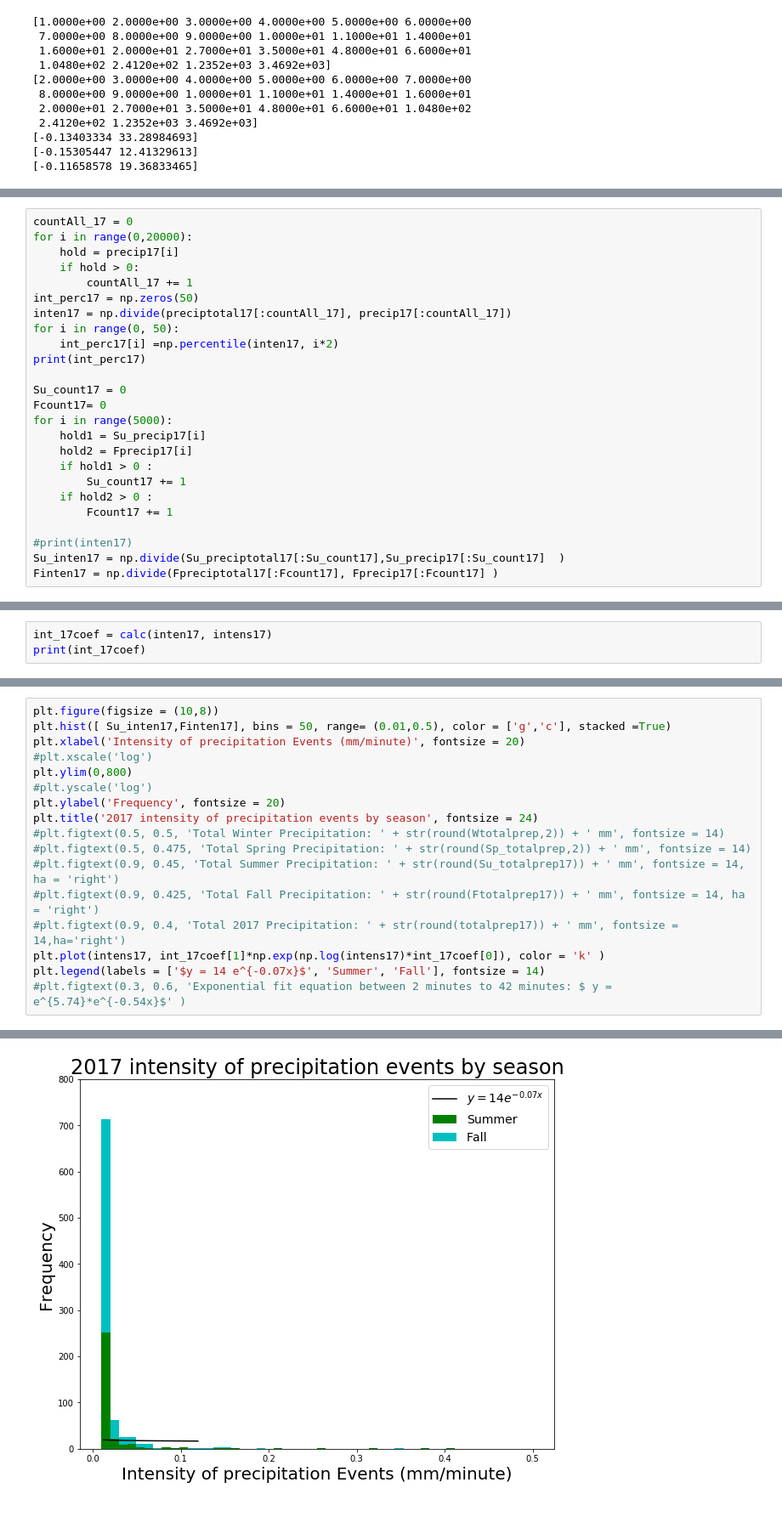
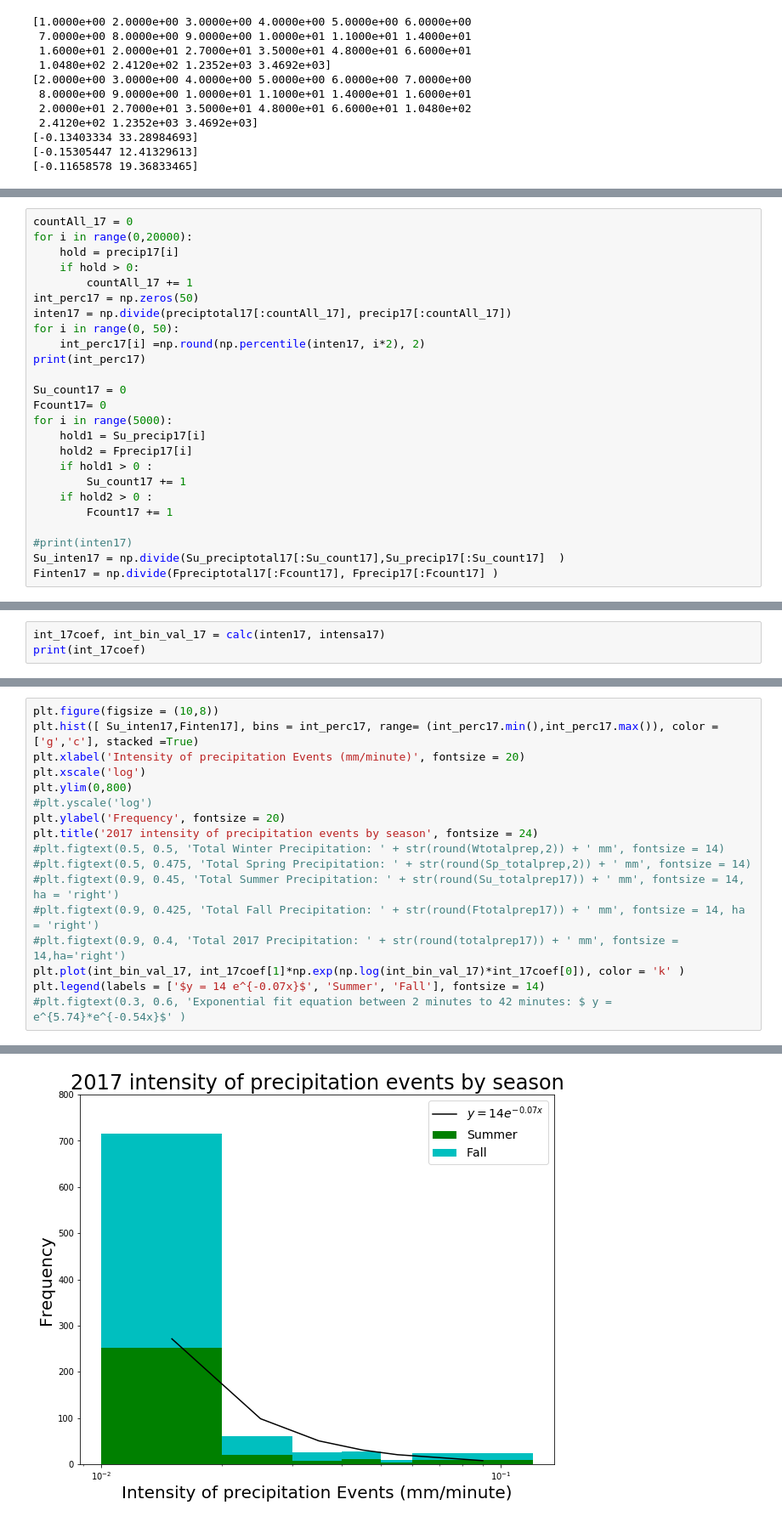
Before and after one commit to zhangt3-e/senior_thesis, a Jupyter notebook: Code/intensity_and_non_precip.ipynb, the cells around one changed output, grey strips where cells are left out. Shown: that part at 85% size. Drawn from its saved outputs; the diff is of its cells as text.

```diff
--- a/Code/intensity_and_non_precip.ipynb
+++ b/Code/intensity_and_non_precip.ipynb
@@ -141,7 +141,7 @@ for i in range(0,20000):
 int_perc17 = np.zeros(50)
 inten17 = np.divide(preciptotal17[:countAll_17], precip17[:countAll_17])
 for i in range(0, 50):
-    int_perc17[i] =np.percentile(inten17, i*2)
+    int_perc17[i] =np.round(np.percentile(inten17, i*2), 2)
 print(int_perc17)
 
 Su_count17 = 0
@@ -183,4 +173,4 @@ print(intens17)
 # %%
-int_17coef = calc(inten17, intens17)
+int_17coef, int_bin_val_17 = calc(inten17, intensa17)
 print(int_17coef)
 # %% [output]
@@ -195,23 +186,23 @@ print(intensity17)
 # %%
 plt.figure(figsize = (10,8))
-plt.hist([ Su_inten17,Finten17], bins = 50, range= (0.01,0.5), color = ['g','c'], stacked =True)
+plt.hist([ Su_inten17,Finten17], bins = int_perc17, range= (int_perc17.min(),int_perc17.max()), color = ['g','c'], stacked =True)
 plt.xlabel('Intensity of precipitation Events (mm/minute)', fontsize = 20)
-#plt.xscale('log')
+plt.xscale('log')
 plt.ylim(0,800)
 #plt.yscale('log')
 plt.ylabel('Frequency', fontsize = 20)
 plt.title('2017 intensity of precipitation events by season', fontsize = 24)
 #plt.figtext(0.5, 0.5, 'Total Winter Precipitation: ' + str(round(Wtotalprep,2)) + ' mm', fontsize = 14)
 #plt.figtext(0.5, 0.475, 'Total Spring Precipitation: ' + str(round(Sp_totalprep,2)) + ' mm', fontsize = 14)
 #plt.figtext(0.9, 0.45, 'Total Summer Precipitation: ' + str(round(Su_totalprep17)) + ' mm', fontsize = 14, ha = 'right')
 #plt.figtext(0.9, 0.425, 'Total Fall Precipitation: ' + str(round(Ftotalprep17)) + ' mm', fontsize = 14, ha = 'right')
 #plt.figtext(0.9, 0.4, 'Total 2017 Precipitation: ' + str(round(totalprep17)) + ' mm', fontsize = 14,ha='right')
-plt.plot(intens17, int_17coef[1]*np.exp(np.log(intens17)*int_17coef[0]), color = 'k' )
+plt.plot(int_bin_val_17, int_17coef[1]*np.exp(np.log(int_bin_val_17)*int_17coef[0]), color = 'k' )
 plt.legend(labels = ['$y = 14 e^{-0.07x}$', 'Summer', 'Fall'], fontsize = 14)
 #plt.figtext(0.3, 0.6, 'Exponential fit equation between 2 minutes to 42 minutes: $ y = e^{5.74}*e^{-0.54x}$' )
 # %% [output]
 <matplotlib.legend.Legend at 0x...>
-[figure, old version]
+[figure, new version]
 # %%
 # 2018
 Wprecip18, Wnonprecip18, Wpreciptotal18, Wtotalprep18 = histplot.preciphist(Winter18, len(Winter18), 5000, 1, 1)
```
Also changed, not shown: parts of 29 cells of this notebook, 11 other files.
